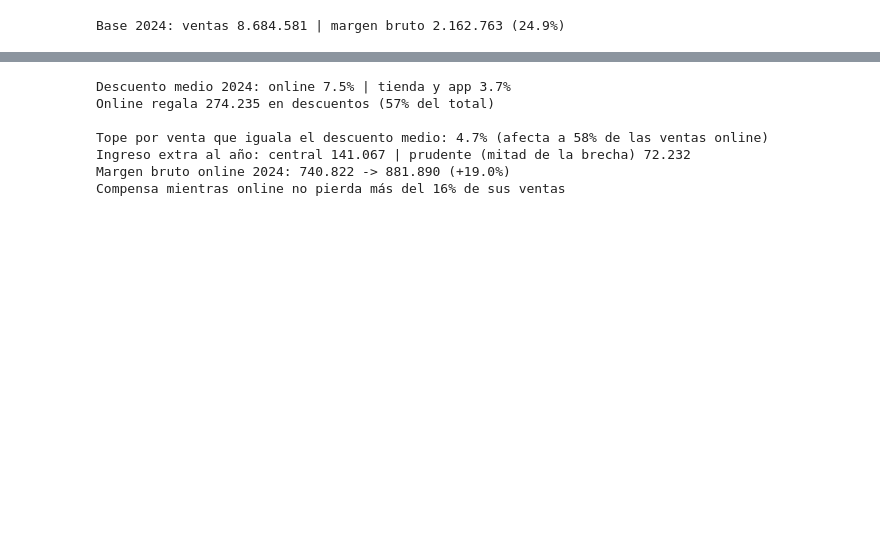
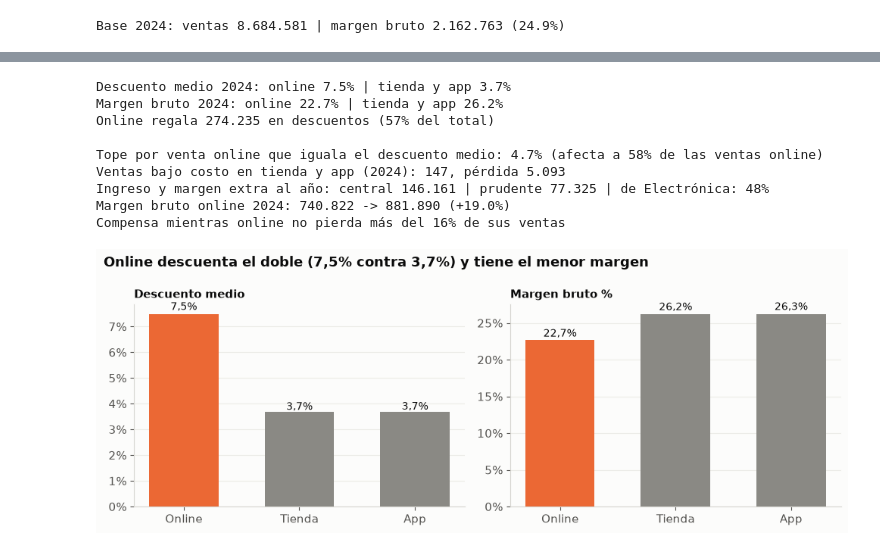
Before and after one commit to mathiascg05/retail-intelligence, a Jupyter notebook: notebooks/05_recomendaciones.ipynb, the cells around one changed output, grey strips where cells are left out. Cells and saved outputs as stored; diff of their text form; code cells hidden in the pictures; blank space fills up the shorter version.

```diff
--- a/notebooks/05_recomendaciones.ipynb
+++ b/notebooks/05_recomendaciones.ipynb
@@ -49,39 +125,70 @@ Base 2024: ventas 8.684.581 | margen bruto 2.162.763 (24.9%)
 # %%
 online = anio[anio.canal == "online"]
 resto = anio[anio.canal != "online"]
 d_resto = resto.descuento.mean()
 bruto = online.cantidad * online.precio_unitario          # venta a precio de lista
 print(f"Descuento medio 2024: online {online.descuento.mean():.1%} | tienda y app {d_resto:.1%}")
+print(f"Margen bruto 2024: online {online.margen_bruto.sum() / online.monto_neto.sum():.1%} | "
+      f"tienda y app {resto.margen_bruto.sum() / resto.monto_neto.sum():.1%}")
 print(f"Online regala {miles(online.costo_descuento.sum())} en descuentos ({online.costo_descuento.sum() / anio.costo_descuento.sum():.0%} del total)")
 
 def recorte(meta):
     # cada venta online con más descuento que 'meta' baja a 'meta'
     nuevo = np.minimum(online.descuento, meta)
     return ((online.descuento - nuevo) * bruto).sum()
 
 # Buscamos el tope que deja el descuento medio online igual al de tienda y app
 topes = np.linspace(0, 0.35, 701)
 medias = [np.minimum(online.descuento, t).mean() for t in topes]
 tope = topes[np.argmin(np.abs(np.array(medias) - d_resto))]
-central = recorte(tope)
-prudente = recorte(topes[np.argmin(np.abs(np.array(medias) - (online.descuento.mean() + d_resto) / 2))])
-print(f"\nTope por venta que iguala el descuento medio: {tope:.1%} (afecta a {(online.descuento > tope).mean():.0%} de las ventas online)")
-print(f"Ingreso extra al año: central {miles(central)} | prudente (mitad de la brecha) {miles(prudente)}")
+central_online = recorte(tope)
+prudente_online = recorte(topes[np.argmin(np.abs(np.array(medias) - (online.descuento.mean() + d_resto) / 2))])
+nuevo = np.minimum(online.descuento, tope)
+assert ((bruto * (1 - nuevo) - online.costo_total) >= 0).all()   # con el tope, ninguna venta online queda bajo costo
 
-# ¿Cuántas ventas online se podrían perder antes de que deje de compensar?
+# Ventas bajo costo en tienda y app: lo que se deja de perder si ninguna baja del costo
+bajo_costo = -resto.loc[resto.bajo_costo, "margen_bruto"].sum()
+central, prudente = central_online + bajo_costo, prudente_online + bajo_costo
+de_electronica = (((online.descuento - nuevo) * bruto)[online.categoria == "Electrónica"].sum()
+                  + -resto.loc[resto.bajo_costo & (resto.categoria == "Electrónica"), "margen_bruto"].sum())
+print(f"\nTope por venta online que iguala el descuento medio: {tope:.1%} (afecta a {(online.descuento > tope).mean():.0%} de las ventas online)")
+print(f"Ventas bajo costo en tienda y app (2024): {resto.bajo_costo.sum()}, pérdida {miles(bajo_costo)}")
+print(f"Ingreso y margen extra al año: central {miles(central)} | prudente {miles(prudente)} | de Electrónica: {de_electronica / central:.0%}")
+
 margen_online = online.margen_bruto.sum()
-perdida_max = central / (margen_online + central)
-print(f"Margen bruto online 2024: {miles(margen_online)} -> {miles(margen_online + central)} (+{central / margen_online:.1%})")
+perdida_max = central_online / (margen_online + central_online)
+print(f"Margen bruto online 2024: {miles(margen_online)} -> {miles(margen_online + central_online)} (+{central_online / margen_online:.1%})")
 print(f"Compensa mientras online no pierda más del {perdida_max:.0%} de sus ventas")
 
-recomendaciones.append(["R1", "Alinear el descuento online con el de tienda y app (tope de "
-                        f"{100 * tope:.1f}% por venta)".replace(".", ","), "margen bruto online", central / margen_online, central, prudente, central, central])
+recomendaciones.append(["R1", "Piloto: tope de " + f"{100 * tope:.1f}".replace(".", ",") + "% al descuento online y ninguna venta bajo costo",
+                        "margen bruto total", central / MARGEN, central, prudente, central, central])
+
+# Gráfico para el dashboard: descuento y margen por canal
+c = anio.groupby("canal").agg(descuento=("descuento", "mean"), ventas=("monto_neto", "sum"), margen=("margen_bruto", "sum"))
+c = c.assign(margen_pct=100 * c.margen / c.ventas, descuento=100 * c.descuento).reindex(["online", "tienda_fisica", "app_movil"])
+fig, (a1, a2) = plt.subplots(1, 2, figsize=(10, 3.8))
+nombres = ["Online", "Tienda", "App"]
+for ax, col, fmt in [(a1, "descuento", "Descuento medio"), (a2, "margen_pct", "Margen bruto %")]:
+    ax.bar(nombres, c[col], color=[NARANJA, GRIS, GRIS], width=0.6)
+    for i, v in enumerate(c[col]):
+        ax.text(i, v * 1.02, f"{v:.1f}%".replace(".", ","), ha="center", fontsize=10)
+    ax.set_title(fmt, fontsize=11)
+    ax.yaxis.set_major_formatter(lambda v, _: f"{v:.0f}%")
+    ax.grid(axis="x", visible=False)
+fig.suptitle(f"Online descuenta el doble ({c.descuento['online']:.1f}% contra {c.descuento['tienda_fisica']:.1f}%) y tiene el menor margen".replace(".", ","),
+             x=0.01, ha="left", fontweight="bold", fontsize=13)
+fig.tight_layout()
+fig.savefig(FIG / "a5_online_descuento.png", dpi=150)
+plt.show()
 # %% [output]
 Descuento medio 2024: online 7.5% | tienda y app 3.7%
+Margen bruto 2024: online 22.7% | tienda y app 26.2%
 Online regala 274.235 en descuentos (57% del total)
 
-Tope por venta que iguala el descuento medio: 4.7% (afecta a 58% de las ventas online)
-Ingreso extra al año: central 141.067 | prudente (mitad de la brecha) 72.232
+Tope por venta online que iguala el descuento medio: 4.7% (afecta a 58% de las ventas online)
+Ventas bajo costo en tienda y app (2024): 147, pérdida 5.093
+Ingreso y margen extra al año: central 146.161 | prudente 77.325 | de Electrónica: 48%
 Margen bruto online 2024: 740.822 -> 881.890 (+19.0%)
 Compensa mientras online no pierda más del 16% de sus ventas
+[figure, added]
 # %% [markdown]
```
Also changed, not shown: parts of 16 cells of this notebook, 11 other files.
